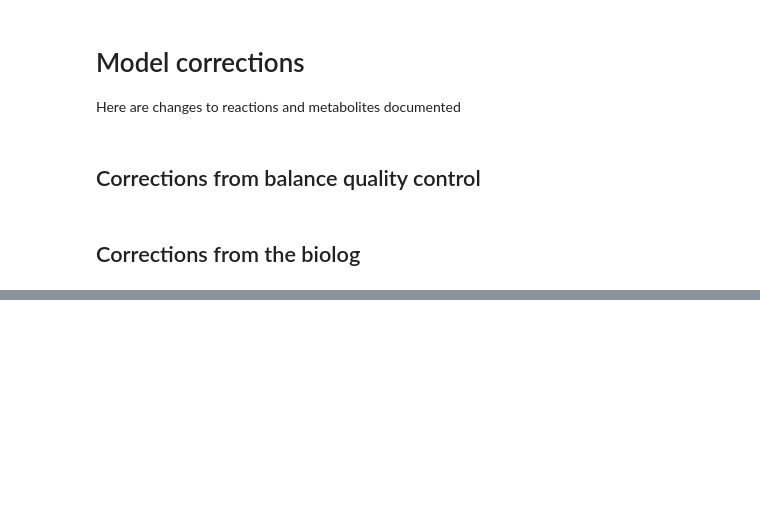
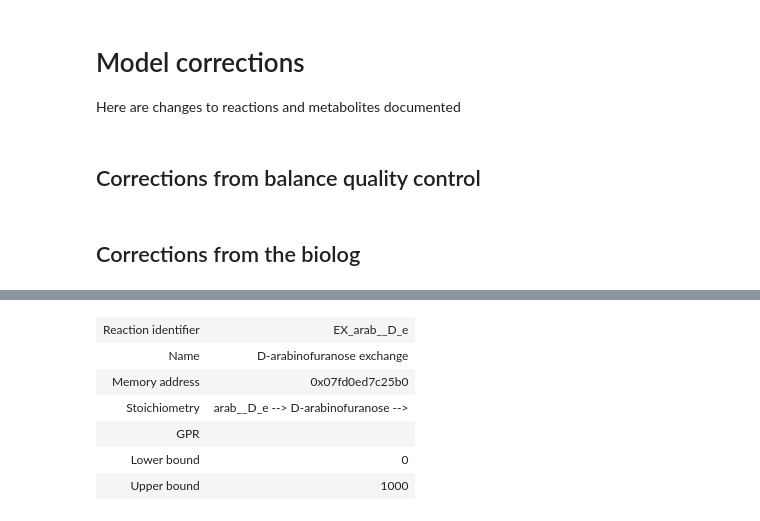
Before and after one commit to iAMB-RWTH-Aachen/Ustilago_maydis-GEM, a Jupyter notebook: code/iUma22_ModelCorrections.ipynb, the cells around one changed output, grey strips where cells are left out. Cells and saved outputs as stored; diff of their text form; code cells hidden in the pictures; blank space fills up the shorter version.

```diff
--- a/code/iUma22_ModelCorrections.ipynb
+++ b/code/iUma22_ModelCorrections.ipynb
@@ -500,0 +737,84 @@ model.add_boundary(model.metabolites.get_by_id('mepyr_e'), type='exchange', lb=0
+# %%
+# D-arabinose metabolism
+ID = 'Trans_DARA'
+if ID not in model.reactions:
+    reaction = Reaction(ID)
+    reaction.name = 'Transport D-arabinose'
+    reaction.lower_bound = 0.
+    reaction.upper_bound = 1000.
+#     reaction.annotation = {'biocyc': 'THREONINE-ALDOLASE-RXN', 'brenda': '4.0.2.5'}
+    ARAC = model.metabolites.get_by_id('D-arabinofuranose_c')
+    ARAE = Metabolite('arab__D_e')
+    ARAE.formula = ARAC.formula
+    ARAE.name = ARAC.name
+    ARAE.charge = ARAC.charge
+    ARAE.compartment = 'e'
+    ARAE.annotation = ARAC.annotation
+    reaction.add_metabolites({ARAE:-1., ARAC:1.})
+    model.add_reactions([reaction])
+
+    print(reaction.id)
+    print(reaction.reaction)
+    print(model.reactions.get_by_id(ID).check_mass_balance())
+
+ID = 'DARALACTONASE'
+if ID not in model.reactions:
+    reaction = Reaction(ID)
+    reaction.name = 'D-arabinol lactonase'
+    reaction.lower_bound = 0.
+    reaction.upper_bound = 1000.
+    reaction.annotation = {'biocyc': 'D-ARABINONOLACTONASE-RXN', 'brenda': '3.1.1.30'}
+    ALAC = model.metabolites.get_by_id('CPD-356_c')
+    ANAT = Metabolite('aranate__D_c')
+    ANAT.formula = 'C5H9O6'
+    ANAT.name = 'Darabinonate'
+    ANAT.charge = -1
+    ANAT.compartment = 'c'
+    ANAT.annotation = {'biocyc':'CPD-1114', 'chebi':'16157', 'inchi':' InChI=1S/C5H10O6/c6-1-2(7)3(8)4(9)5(10)11/h2-4,6-9H,1H2,(H,10,11)/p-1/t2-,3-,4+/m1/s1', 'kegg.compound':'C00878', 'pubchem':'5459898'}
+    h2o = model.metabolites.get_by_id('h2o_c')
+    h = model.metabolites.get_by_id('h_c')
+    reaction.add_metabolites({ALAC:-1., h2o:-1., ANAT:1., h:1.})
+    model.add_reactions([reaction])
+
+    print(reaction.id)
+    print(reaction.reaction)
+    print(model.reactions.get_by_id(ID).check_mass_balance())
+
+ID = 'Pseudo:ARANATEDEHYDRO'
+if ID not in model.reactions:
+    reaction = Reaction(ID)
+    reaction.name = 'Pseudo: D-arabinate dehydrogeanse 4.2.1.5 + 4.2.1.141'
+    reaction.lower_bound = 0.
+    reaction.upper_bound = 1000.
+#     reaction.annotation = {'biocyc': 'D-ARABINONOLACTONASE-RXN', 'brenda': '3.1.1.30'}
+    ANAT = model.metabolites.get_by_id('aranate__D_c')
+    DOP = Metabolite('2oxopent_c')
+    DOP.formula = 'C5H5O4'
+    DOP.name = '2,5-dioxopentanoate'
+    DOP.charge = -1
+    DOP.compartment = 'c'
+    DOP.annotation = {'biocyc':'CPD-654', 'chebi':'58136', 'inchi':' InChI=1S/C5H6O4/c6-3-1-2-4(7)5(8)9/h3H,1-2H2,(H,8,9)/p-1', 'kegg.compound':'C00433', 'pubchem':'21872870'}
+    h2o = model.metabolites.get_by_id('h2o_c')
+    reaction.add_metabolites({ANAT:-1., h2o:2., DOP:1.})
+    model.add_reactions([reaction])
+
+    print(reaction.id)
+    print(reaction.reaction)
+    print(model.reactions.get_by_id(ID).check_mass_balance())
+
+ID = 'DOPDEHYD'
+if ID not in model.reactions:
+    reaction = Reaction(ID)
+    reaction.name = '2,5-dioxopentanoate dehydrogenase'
+    reaction.lower_bound = 0.
+    reaction.upper_bound = 1000.
+    reaction.annotation = {'biocyc': '25-DIOXOVALERATE-DEHYDROGENASE-RXN', 'brenda': '1.2.1.26'}
+    model.add_reactions([reaction])
+    model.reactions.get_by_id(ID).build_reaction_from_string('2oxopent_c + nadp_c + h2o_c--> akg_c + nadph_c + 2 h_c')
+
+    print(model.reactions.get_by_id(ID).id)
+    print(model.reactions.get_by_id(ID).reaction)
+    print(model.reactions.get_by_id(ID).check_mass_balance())
+
+model.add_boundary(model.metabolites.get_by_id('arab__D_e'), type='exchange', lb=0, ub=1000)
+# %% [output]
@@ -500,0 +833,7 @@ model.add_boundary(model.metabolites.get_by_id('mepyr_e'), type='exchange', lb=0
+| Reaction identifier | EX_arab__D_e |
+| Name | D-arabinofuranose exchange |
+| Memory address | 0x07fd0ed7c25b0 |
+| Stoichiometry | arab__D_e --> D-arabinofuranose --> |
+| GPR |  |
+| Lower bound | 0 |
+| Upper bound | 1000 |
```
Also changed, not shown: parts of 45 cells of this notebook, 51 other files.
